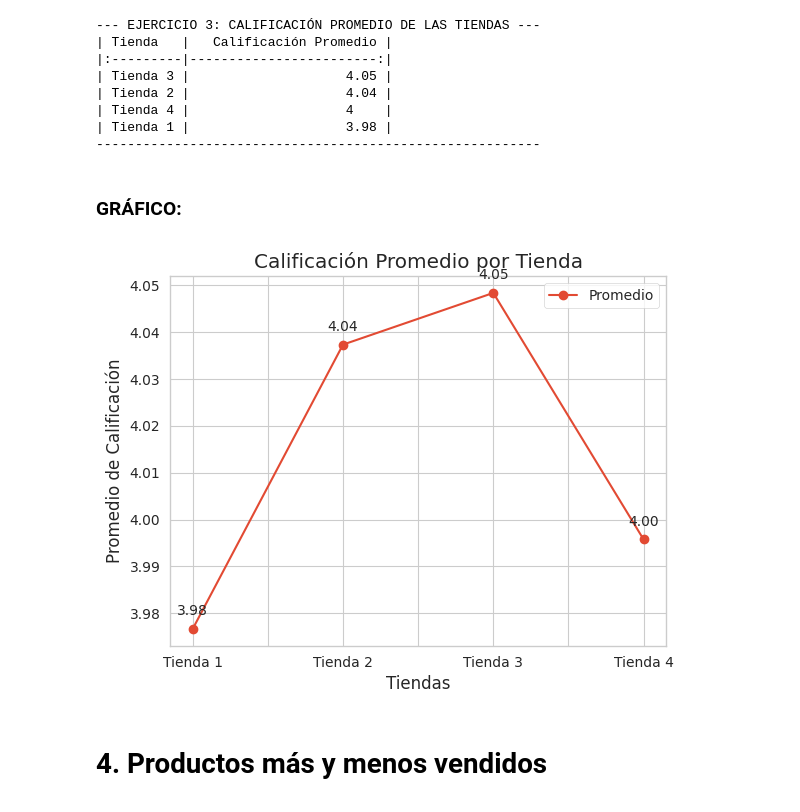
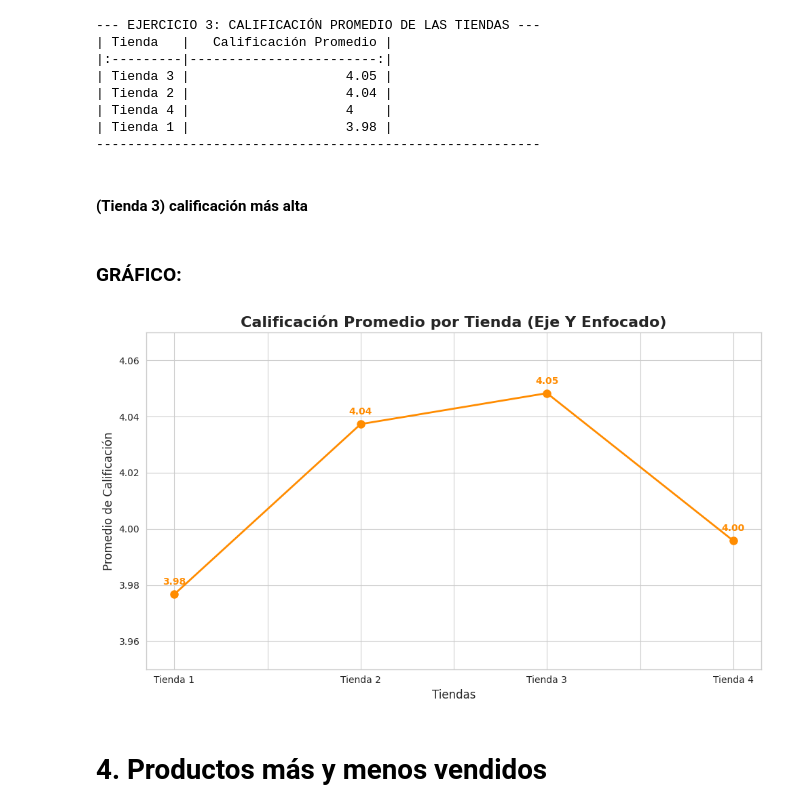
Before and after one commit to edgarbernaling-arch/Desafio_1_Ciencia_de_datos_Edgar_Bernal, a Jupyter notebook: Copia_de_AluraStoreLatam_Challegue1_Ciencia_de_datos_Edgar_Bernal.ipynb, the cells around one changed output. Cells and saved outputs as stored; diff of their text form; code cells hidden in the pictures.

```diff
--- a/Copia_de_AluraStoreLatam_Challegue1_Ciencia_de_datos_Edgar_Bernal.ipynb
+++ b/Copia_de_AluraStoreLatam_Challegue1_Ciencia_de_datos_Edgar_Bernal.ipynb
@@ -198,20 +198,67 @@ print("---------------------------------------------------------")
 | Tienda 4 |                    4    |
 | Tienda 1 |                    3.98 |
 ---------------------------------------------------------
+# %% [markdown]
+#### (Tienda 3) calificación más alta
 # %% [markdown]
 ### GRÁFICO:
-# %%
-ax = df.plot(kind='line', x='Tienda', y='Promedio', marker='o')
-
-for i, txt in enumerate(df['Promedio']):
-    ax.annotate(f'{txt:.2f}', (i, txt), textcoords="offset points", xytext=(0,10), ha='center')
-
-plt.title('Calificación Promedio por Tienda')
-plt.xlabel('Tiendas')
-plt.ylabel('Promedio de Calificación')
-plt.grid(True)
-plt.show()
-# %% [output]
-[figure, removed]
+# %%
+# Calcula la media de la columna 'Calificación' en cada DataFrame
+promedio1 = tienda['Calificación'].mean()
+promedio2 = tienda2['Calificación'].mean()
+promedio3 = tienda3['Calificación'].mean()
+promedio4 = tienda4['Calificación'].mean()
+
+# --- PREPARACIÓN DE DATOS ---
+
+promedio = [promedio1, promedio2, promedio3, promedio4]
+tiendas = ['Tienda 1', 'Tienda 2', 'Tienda 3', 'Tienda 4']
+data = {'Tienda': tiendas, 'Promedio': promedio}
+df = pd.DataFrame(data)
+
+# --- GENERACIÓN DEL GRÁFICO ---
+
+sns.set_style("whitegrid")
+plt.figure(figsize=(10, 6))
+
+# Crear el gráfico de línea
+ax = df.plot(
+    kind='line',
+    x='Tienda',
+    y='Promedio',
+    marker='o',
+    color='darkorange',
+    linewidth=2,
+    markersize=8,
+    ax=plt.gca()
+)
+
+# Añadir etiquetas de valor en cada punto
+for i, txt in enumerate(df['Promedio']):
+    ax.annotate(
+        f'{txt:.2f}',
+        (i, txt),
+        textcoords="offset points",
+        xytext=(0, 10),
+        ha='center',
+        fontweight='bold',
+        color='darkorange'
+    )
+
+# ESTABLECER EL LÍMITE DEL EJE Y
+# NOTA: Los promedios reales están entre 3.98 y 4.05, por lo que usaremos ese rango
+# para enfocarnos en las diferencias.
+plt.ylim(3.95, 4.07)
+
+# Configuración adicional
+plt.title('Calificación Promedio por Tienda (Eje Y Enfocado)', fontsize=16, fontweight='bold')
+plt.xlabel('Tiendas', fontsize=12)
+plt.ylabel('Promedio de Calificación', fontsize=12)
+plt.legend().remove()
+plt.grid(True)
+plt.tight_layout()
+plt.show()
+# %% [output]
+[figure, added]
 # %% [markdown]
 # 4. Productos más y menos vendidos
```
Also changed, not shown: parts of 18 cells of this notebook.
